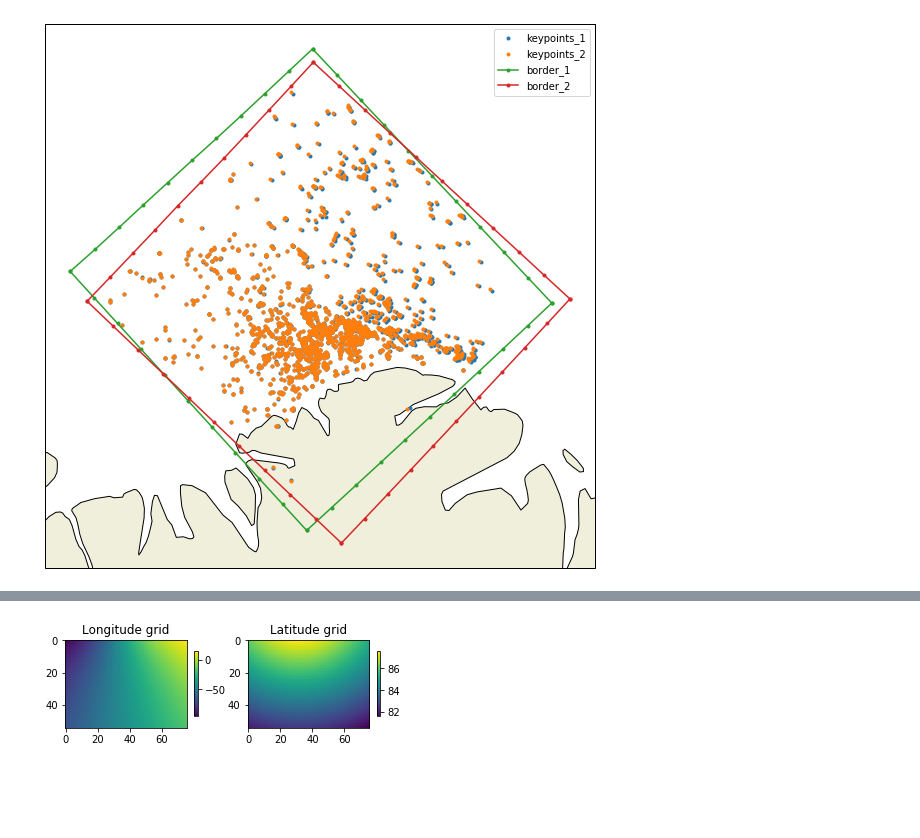
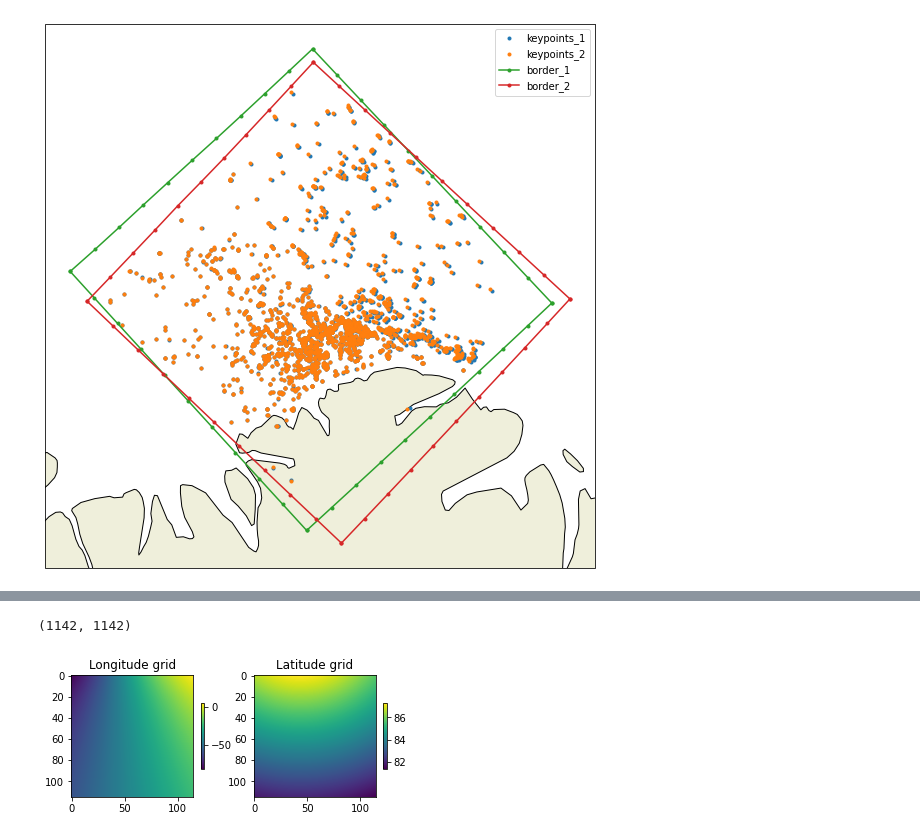
Before and after one commit to nansencenter/sea_ice_drift, a Jupyter notebook: examples/detailed.ipynb, the cells around one changed output, grey strips where cells are left out. Saved outputs shown, nothing was run; the diff lists cells and outputs as text; code cells hidden in the pictures; blank space fills up the shorter version.

```diff
--- a/examples/detailed.ipynb
+++ b/examples/detailed.ipynb
@@ -92,21 +92,28 @@ plt.show()
 # %%
 # Create lon/lat grids in Polar stereographic coordinate system
 # Extent of the grid roughly corresponds to the extent of the image_1
 
 # projection (https://epsg.io/3413)
 srs = NSR(3413)
 
-# region of interest
-d = Domain(srs.wkt, '-lle %f %f %f %f -tr 500 500' % (
-    lon1b.min(),
-    lat1b.min(),
-    lon1b.max(),
-    lat1b.max()))
+# projected coordinates of the first image corners
+rows, cols = n1.shape()
+n1x, n1y = n1.transform_points([0,cols,cols,0], [0,0,rows,rows], dst_srs=srs)
+
+# domain of interest with resolution 500 m
+d = Domain(srs.wkt, '-te %f %f %f %f -tr 500 500' % (
+    n1x.min(),
+    n1y.min(),
+    n1x.max(),
+    n1y.max()))
+print(d.shape())
 
 # lon/lat grids in polar stereographic projection covering image_1
-lon1pm, lat1pm = d.get_geolocation_grids(20)
+pm_step = 10 # lon/lat grids are subsampled
+lon1pm, lat1pm = d.get_geolocation_grids(pm_step)
 plt.subplot(1,2,1);plt.imshow(lon1pm);plt.colorbar(shrink=0.3);plt.title('Longitude grid')
 plt.subplot(1,2,2);plt.imshow(lat1pm);plt.colorbar(shrink=0.3);plt.title('Latitude grid')
 plt.show()
 # %% [output]
+(1142, 1142)
-[figure, old version]
+[figure, new version]
```
Also changed, not shown: parts of 7 cells of this notebook, 2 other files.
